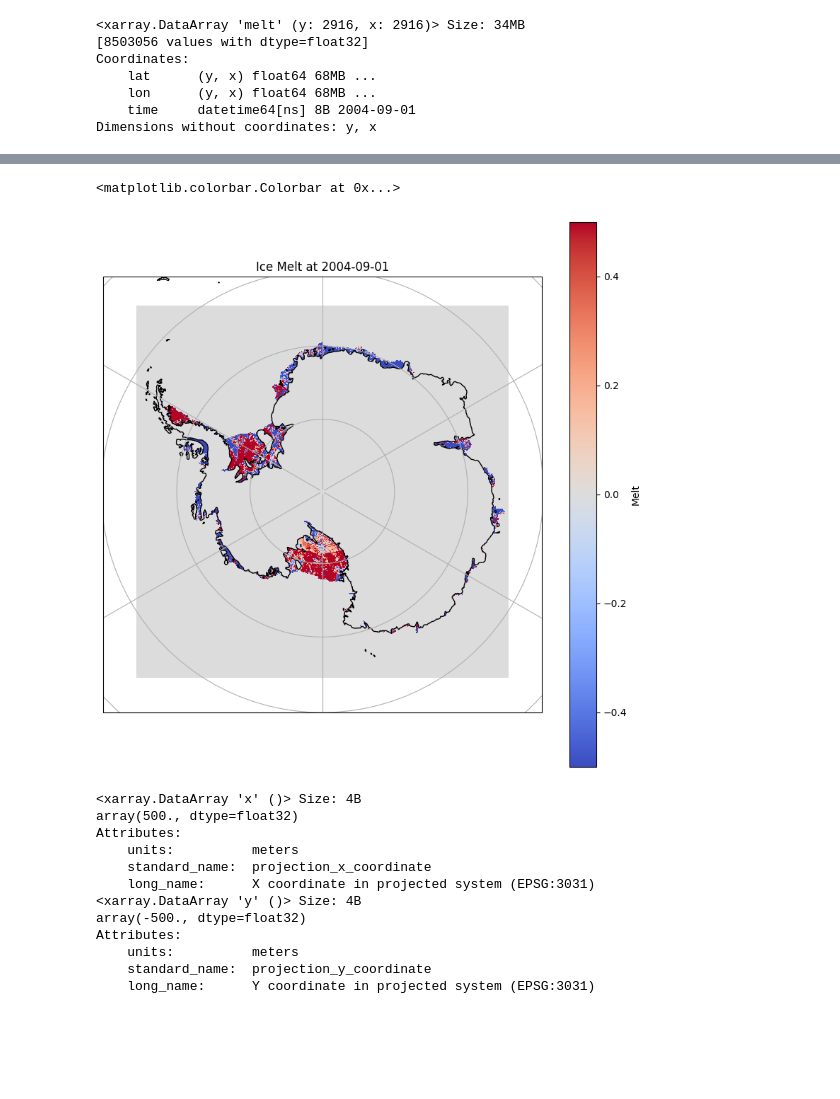
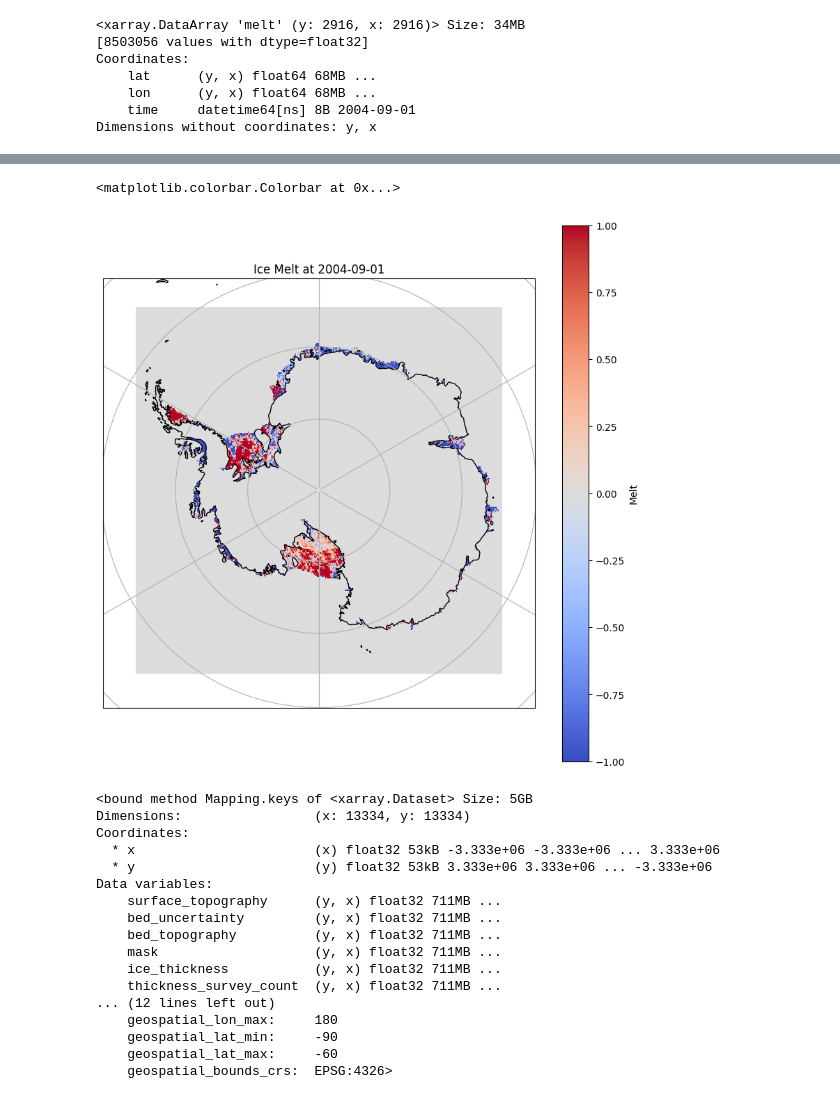
Before and after one commit to isabelle-white/SSH_wind_SI, a Jupyter notebook: mca_shared_izzy/ice_vel_ssh_correl_maps.ipynb, the cells around one changed output, grey strips where cells are left out. Drawn from its saved outputs; the diff is of its cells as text; code cells hidden in the pictures; blank space fills up the shorter version.

```diff
--- a/mca_shared_izzy/ice_vel_ssh_correl_maps.ipynb
+++ b/mca_shared_izzy/ice_vel_ssh_correl_maps.ipynb
@@ -56,40 +66,51 @@ Dimensions without coordinates: y, x
 # %%
 # Extract data from each dataset
-data_1 = ice_vels_ds_melt_and_mean['melt'].isel(time=6)
-lat_1 = ice_vels_ds_melt_and_mean['lat']
-lon_1 = ice_vels_ds_melt_and_mean['lon']
+
+%matplotlib inline
+
+'''
+[::10] this is to plot every 10th datapoint to make it easier to select the different ice sheets when i plot below
+'''
+
+data_1 = ice_vels_ds_melt_and_mean['melt'].isel(time=6)[::10]
+lat_1 = ice_vels_ds_melt_and_mean['lat'][::10]
+lon_1 = ice_vels_ds_melt_and_mean['lon'][::10]
 
 # Create the figure and axes for subplots
 fig, axes = plt.subplots(nrows=1, ncols=1, figsize=(10, 10), subplot_kw={'projection': ccrs.SouthPolarStereo()})
 
 
 # Plot 1: Ice Melt
 ax1 = axes
 ax1.coastlines()
 ax1.gridlines(draw_labels=False)
 ax1.set_extent([-180, 180, -90, -60], crs=ccrs.PlateCarree())
-mesh_1 = ax1.pcolormesh(lon_1, lat_1, data_1, transform=ccrs.PlateCarree(), cmap='coolwarm', shading='auto', vmin=-0.5, vmax=0.5)
+mesh_1 = ax1.pcolormesh(lon_1, lat_1, data_1, transform=ccrs.PlateCarree(), cmap='coolwarm', shading='auto', vmin=-1, vmax=1)
 ax1.set_title("Ice Melt at 2004-09-01")
 plt.colorbar(mesh_1, ax=ax1, orientation='vertical', label='Melt')
 # %% [output]
 <matplotlib.colorbar.Colorbar at 0x...>
-[figure, old version]
+[figure, new version]
 # %%
-print(bedmap3['x'][5]-bedmap3['x'][4])
-print(bedmap3['y'][1500]-bedmap3['y'][1499])
+print(bedmap3.keys)
 # %% [output]
-<xarray.DataArray 'x' ()> Size: 4B
-array(500., dtype=float32)
-Attributes:
-    units:          meters
-    standard_name:  projection_x_coordinate
-    long_name:      X coordinate in projected system (EPSG:3031)
-<xarray.DataArray 'y' ()> Size: 4B
-array(-500., dtype=float32)
-Attributes:
-    units:          meters
-    standard_name:  projection_y_coordinate
-    long_name:      Y coordinate in projected system (EPSG:3031)
+<bound method Mapping.keys of <xarray.Dataset> Size: 5GB
+Dimensions:                 (x: 13334, y: 13334)
+Coordinates:
+  * x                       (x) float32 53kB -3.333e+06 -3.333e+06 ... 3.333e+06
+  * y                       (y) float32 53kB 3.333e+06 3.333e+06 ... -3.333e+06
+Data variables:
+    surface_topography      (y, x) float32 711MB ...
+    bed_uncertainty         (y, x) float32 711MB ...
+    bed_topography          (y, x) float32 711MB ...
+    mask                    (y, x) float32 711MB ...
+    ice_thickness           (y, x) float32 711MB ...
+    thickness_survey_count  (y, x) float32 711MB ...
+... (12 lines left out)
+    geospatial_lon_max:     180
+    geospatial_lat_min:     -90
+    geospatial_lat_max:     -60
+    geospatial_bounds_crs:  EPSG:4326>
 # %%
 import xarray as xr
 import matplotlib.pyplot as plt
```
Also changed, not shown: parts of 6 cells of this notebook, 1 other file.
